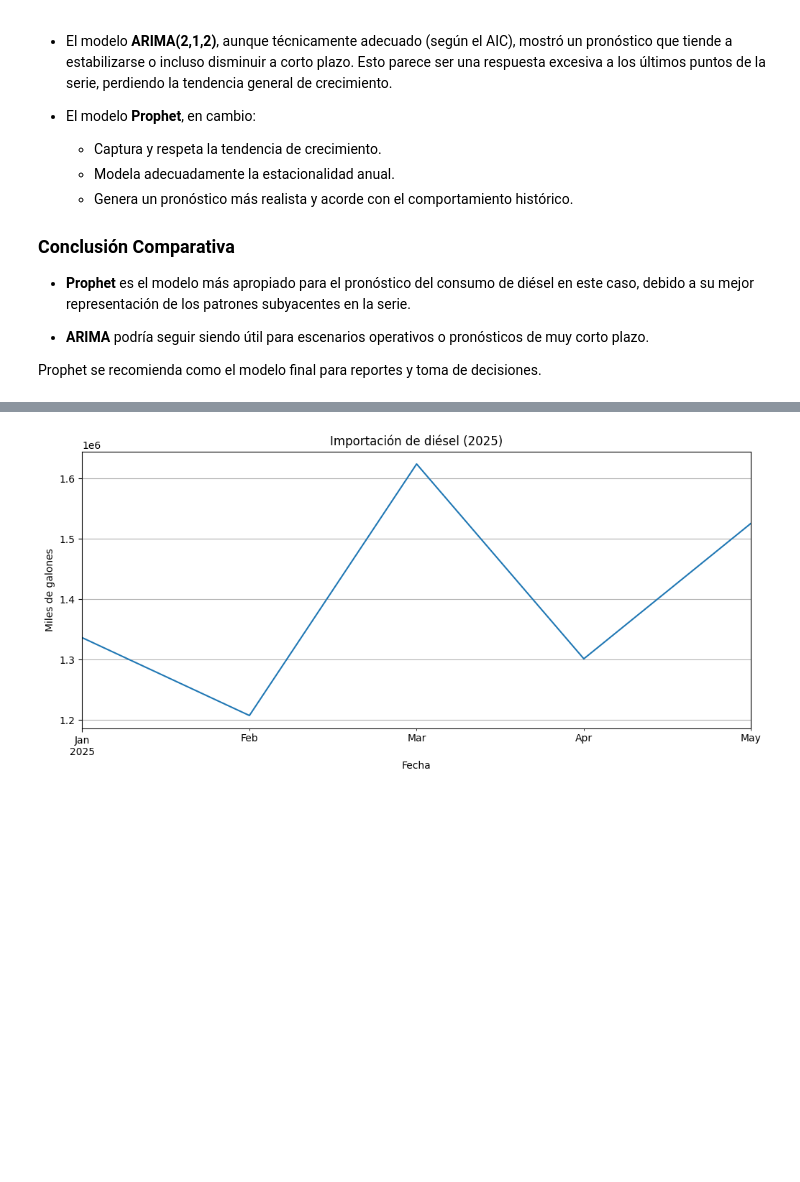
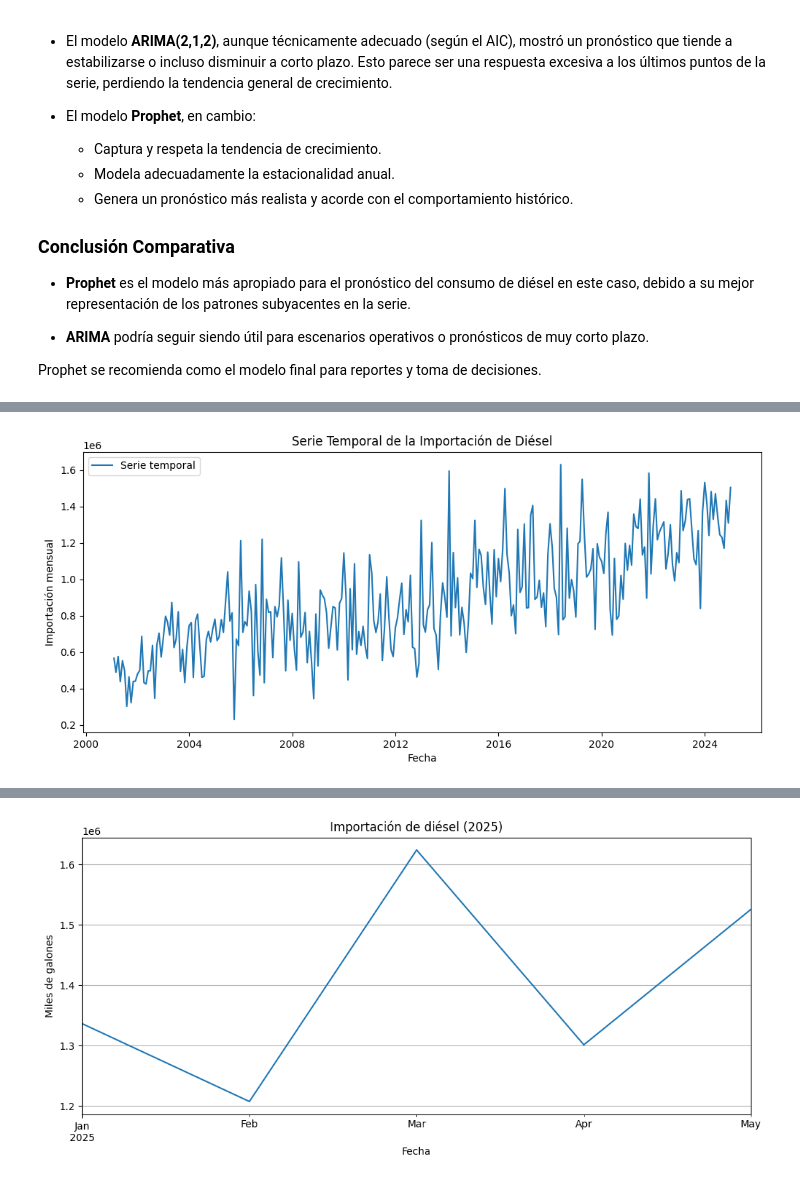
Before and after one commit to DanielDubon/DS_TimeSeries, a Jupyter notebook: notebooks/DieselNotebook.ipynb, the cells around one changed output, grey strips where cells are left out. Cells and saved outputs as stored; diff of their text form; code cells hidden in the pictures; blank space fills up the shorter version.

```diff
--- a/notebooks/DieselNotebook.ipynb
+++ b/notebooks/DieselNotebook.ipynb
@@ -361,0 +423,10 @@ Prophet se recomienda como el modelo final para reportes y toma de decisiones.
+# %%
+plt.figure(figsize=(12,5))
+plt.plot(df_diesel_import.index, df_diesel_import['Diesel'], label='Serie temporal')
+plt.title('Serie Temporal de la Importación de Diésel')
+plt.xlabel('Fecha')
+plt.ylabel('Importación mensual')
+plt.legend()
+plt.show()
+# %% [output]
+[figure, added]
```
Also changed, not shown: parts of 36 cells of this notebook.
